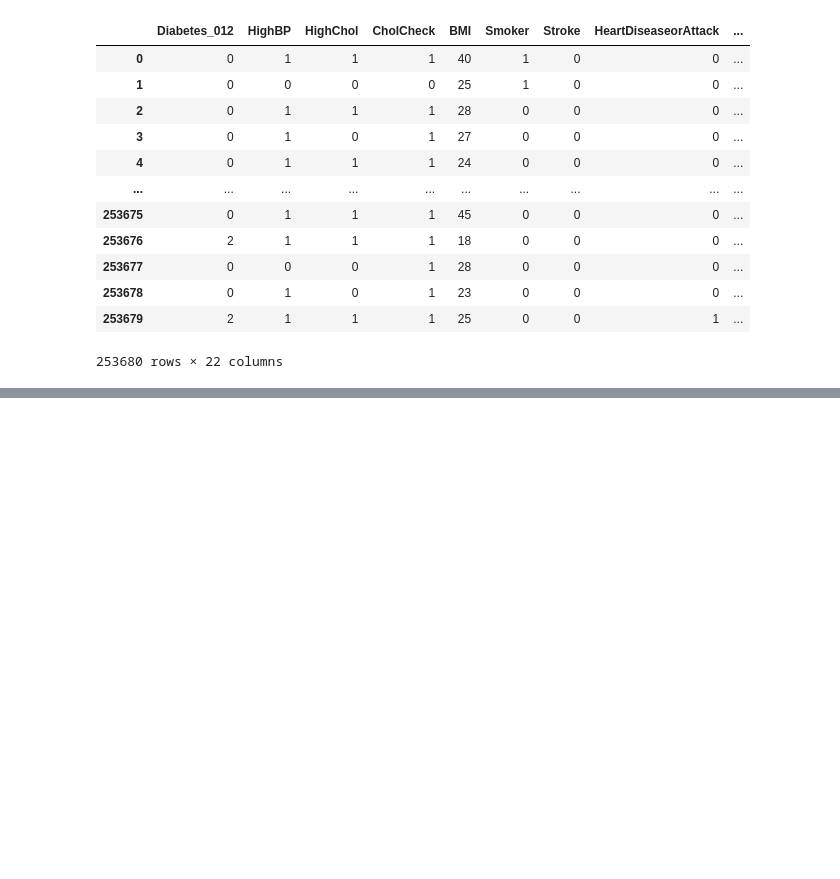
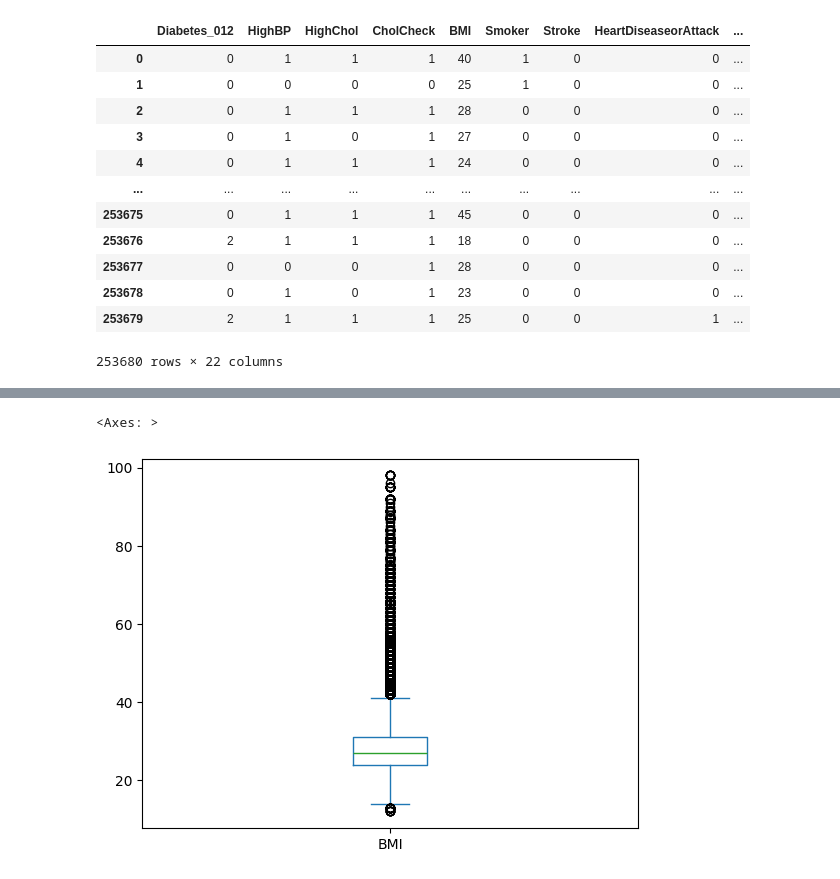
Before and after one commit to albertodavincishekhawat/BasicMachineLearning, a Jupyter notebook: ML.ipynb, the cells around one changed output, grey strips where cells are left out. Cells and saved outputs as stored; diff of their text form; code cells hidden in the pictures; blank space fills up the shorter version.

```diff
--- a/ML.ipynb
+++ b/ML.ipynb
@@ -189,0 +243,5 @@ Income scale (INCOME2 see codebook) scale 1-8 1 = less than $10,000 5 = less tha
+# %%
+df['BMI'].plot.box()
+# %% [output]
+<Axes: >
+[figure, added]
```
Also changed, not shown: parts of 13 cells of this notebook.
